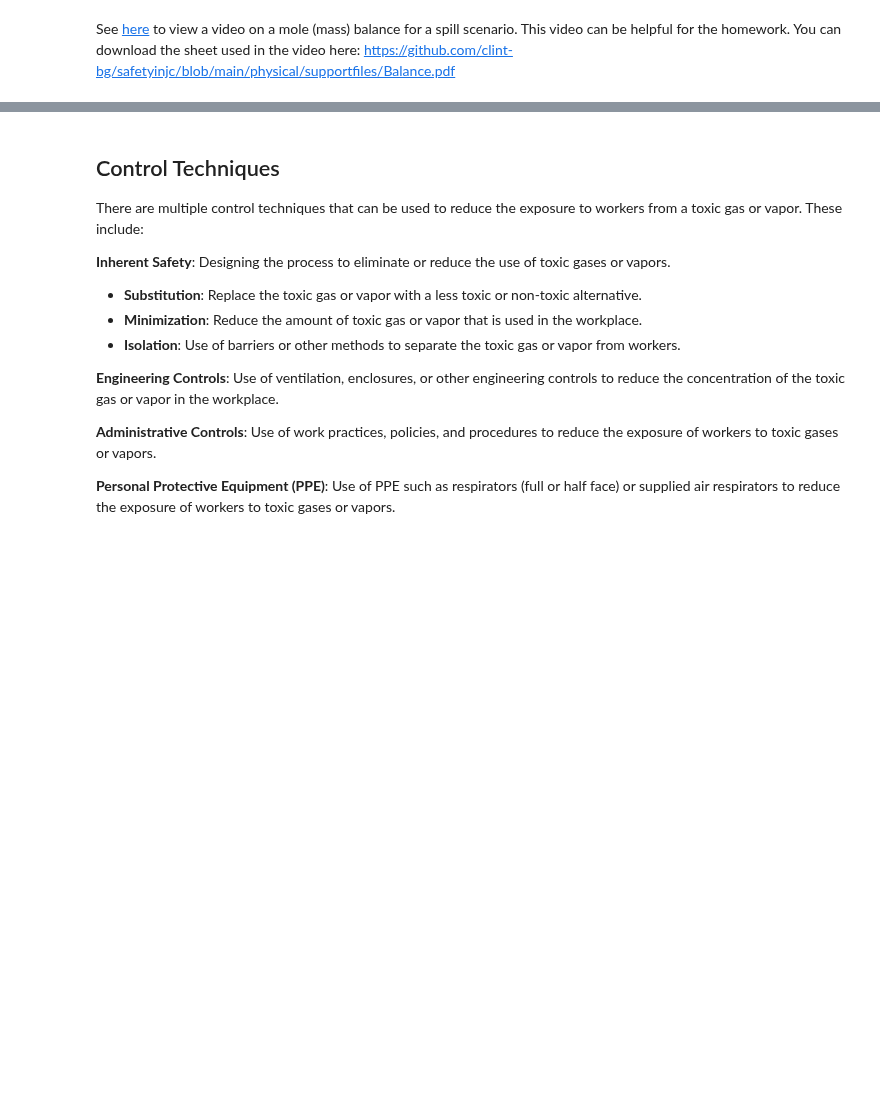
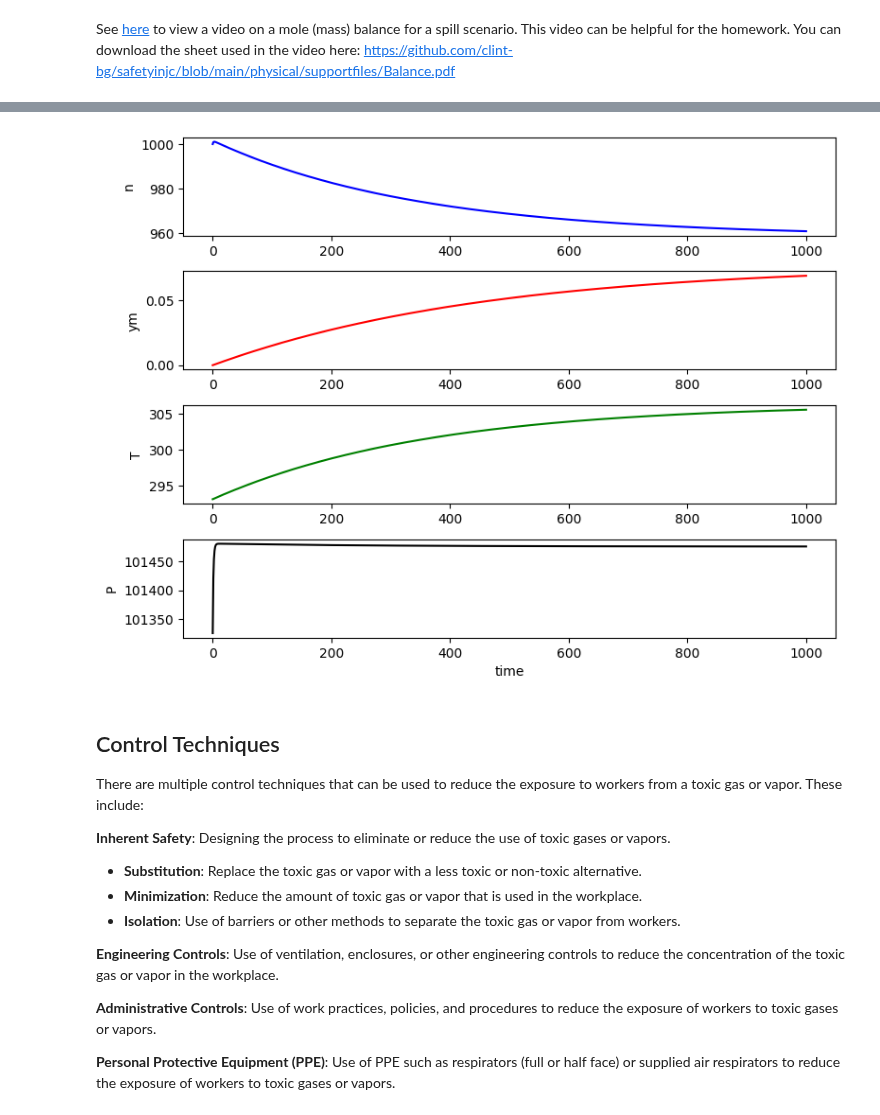
Before and after one commit to clint-bg/safetyinjc, a Jupyter notebook: _build/jupyter_execute/physical/17-Balances.ipynb, the cells around one changed output, grey strips where cells are left out. Cells and saved outputs as stored; diff of their text form; code cells hidden in the pictures; blank space fills up the shorter version.

```diff
--- a/_build/jupyter_execute/physical/17-Balances.ipynb
+++ b/_build/jupyter_execute/physical/17-Balances.ipynb
@@ -71,0 +88,85 @@ See [here](https://youtu.be/M94INyj28i8) to view a video on a mole (mass) balanc
+# %%
+#Mass and energy balance solution for Example 4
+#     air flow into room at 20C, methane flow into room at 200C, air/methane mixture leaves the room
+#     determine the fraction of methane and air temperature as a function of time
+
+import numpy as np
+import matplotlib.pyplot as plt
+from scipy.integrate import odeint
+
+# Parameters
+Cv_m = 27 # J/mol-K specific heat of methane, (estimate) assumed constant but is a function of temperature
+Cv_air = 29 # J/mol-K specific heat of air, (estimated) assumed constant but is a function of temperature
+#stream flow rates
+nin_air = 2 # mol/s air flow rate
+nin_m = 1/6 # mol/s methane flow rate
+#stream temperatures
+Pairin = 102325 # Pa, pressure of air stream entering the room
+Tairin = 20 + 273.15 # K, temperature of air entering the room
+Tmin = 200 + 273.15 # K, temperature of methane entering the room
+#room parameters
+orifice_diameter = 0.5 # m (outlet diameter)
+Cd = 0.6 # discharge coefficient
+Pext = 101325 # Pa, external pressure
+P_initial = Pext # Pa, constant pressure
+T_initial = 20 + 273.15 # K, initial temperature of room
+n_initial = 1000 # total moles in room, can be found from the volume and initial temperature and pressure
+nm_initial = 0 # initial moles of methane in room
+
+
+Rg = 8.314 # J/mol-K
+T0 = 20 + 273.15 # K, reference temperature
+Pref = 101325 # Pa, constant pressure
+
+Vol = n_initial * Rg* T_initial/P_initial # m^3, volume of room
+print(f'Volume of room = {Vol} m^3')
+print(f'Air flow rate into room = {nin_air*Rg*Tairin/Pairin} m3/s')
+print(f'Air flow rate into room = {nin_air} mol/s')
+
+def nout(P, Pext, rho):
+    return Cd * np.pi/4 * orifice_diameter**2 * np.sqrt(2*(P-Pext)*rho) # mol/s
+
+def derivatives(p,t):
+    # changing parameters
+    n, nm, T  = p
+    ym = nm/n
+    Cv = ym * Cv_m + (1-ym) * Cv_air # J/mol-K, specific heat of the mixture
+    Mw = ym * 0.016 + (1-ym) * 0.029 # kg/mol, molecular weight of the mixture
+    P = n*Rg*T/Vol # Pa, pressure in the room
+    rho = P*Mw/Rg/T # kg/m^3, density of the mixture
+
+    # flow rate out, assume flow out is incompressible
+    nout = Cd * np.pi/4 * orifice_diameter**2 * np.sqrt(2*(P-Pext)*rho) # mol/s
+
+    # Mass balance
+    # first total mass balance
+    dndt = nin_air + nin_m - nout
+    # then component balance
+    dnmdt = nin_m - nout * ym
+
+    # Energy balance
+    dTdt = 1/(n*Cv)*(- Cv*(T-T0)*dndt + nin_air*(Cv_air+Rg)*(Tairin-T0) + nin_m*(Cv_m+Rg)*(Tmin-T0) - nout*(Cv+Rg)*(T-T0))
+
+    return [dndt, dnmdt, dTdt]
+
+# time points
+t = np.linspace(0,1000,1000) # seconds
+
+# solve ODE
+n0 = [n_initial, nm_initial, T_initial]
+sol = odeint(derivatives, n0, t)
+
+# plot results in a grid of subplots
+fig, ax = plt.subplots(4, 1, figsize=(8, 6))
+ax[0].plot(t, sol[:, 0], 'b', label='n')
+ax[0].set_ylabel('n')
+ax[1].plot(t, sol[:, 1]/sol[:,0], 'r', label='ym')
+ax[1].set_ylabel('ym')
+ax[2].plot(t, sol[:, 2], 'g', label='T')
+ax[2].set_ylabel('T')
+ax[3].plot(t, sol[:, 0]*Rg*sol[:,2]/Vol, 'k', label='P')
+ax[3].set_ylabel('P')
+ax[3].set_xlabel('time')
+fig.tight_layout(pad = 1.0)
+plt.show()
+# %% [output]
@@ -72,3 +176,4 @@ See [here](https://youtu.be/M94INyj28i8) to view a video on a mole (mass) balanc
+[figure, added]
 # %% [markdown]
 ## Control Techniques
 There are multiple control techniques that can be used to reduce the exposure to workers from a toxic gas or vapor. These include:
```
Also changed, not shown: parts of 6 cells of this notebook, 19 other files.
